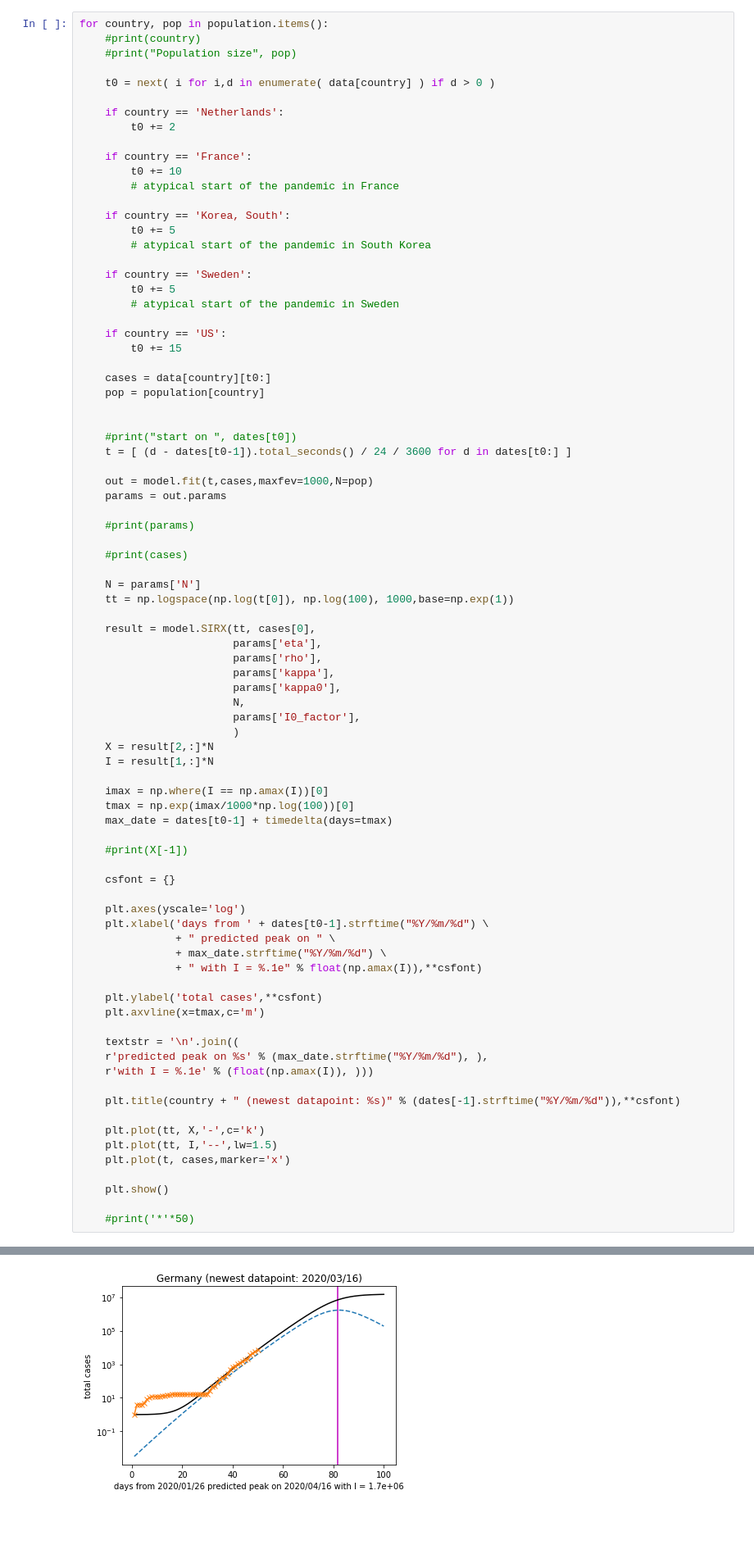
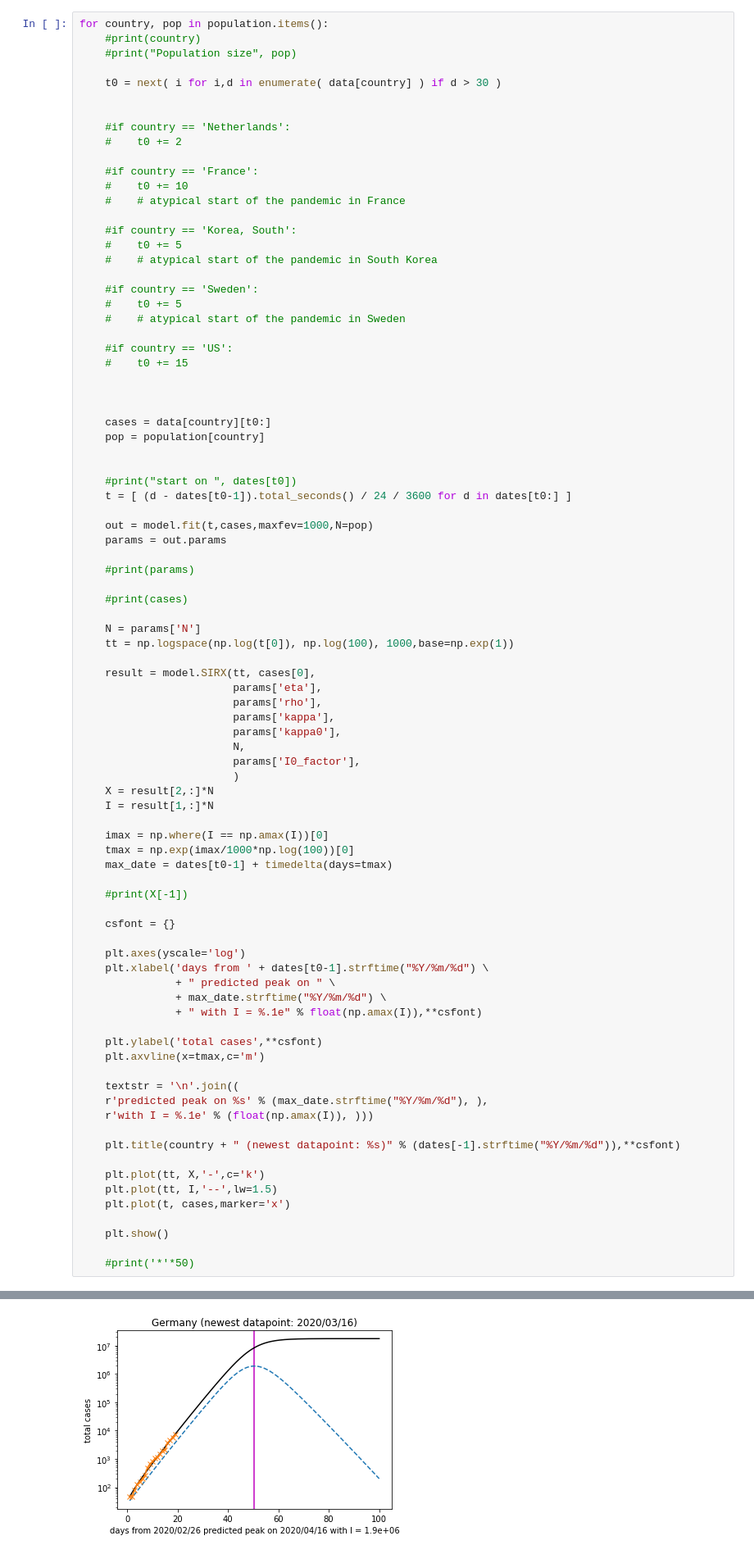
Before and after one commit to michibo/COVID-19-JHU-CSSE-data-SIRX-evaluation, a Jupyter notebook: COVID-19 SIRX evaluation.ipynb, the cells around one changed output, grey strips where cells are left out. Shown at 82% size. Drawn from its saved outputs; the diff is of its cells as text; blank space fills up the shorter version.

```diff
--- a/COVID-19 SIRX evaluation.ipynb
+++ b/COVID-19 SIRX evaluation.ipynb
@@ -106,25 +106,28 @@ for country, pop in population.items():
     #print(country)
     #print("Population size", pop)
 
-    t0 = next( i for i,d in enumerate( data[country] ) if d > 0 )
+    t0 = next( i for i,d in enumerate( data[country] ) if d > 30 )
 
-    if country == 'Netherlands':
-        t0 += 2
 
-    if country == 'France':
-        t0 += 10
-        # atypical start of the pandemic in France
+    #if country == 'Netherlands':
+    #    t0 += 2
 
-    if country == 'Korea, South':
-        t0 += 5
-        # atypical start of the pandemic in South Korea
+    #if country == 'France':
+    #    t0 += 10
+    #    # atypical start of the pandemic in France
 
-    if country == 'Sweden':
-        t0 += 5
-        # atypical start of the pandemic in Sweden
+    #if country == 'Korea, South':
+    #    t0 += 5
+    #    # atypical start of the pandemic in South Korea
 
-    if country == 'US':
-        t0 += 15
+    #if country == 'Sweden':
+    #    t0 += 5
+    #    # atypical start of the pandemic in Sweden
+
+    #if country == 'US':
+    #    t0 += 15
+
+
 
     cases = data[country][t0:]
     pop = population[country]
@@ -190 +193 @@ for country, pop in population.items():
-[figure, old version]
+[figure, new version]
```
Also changed, not shown: parts of 1 cell of this notebook.
